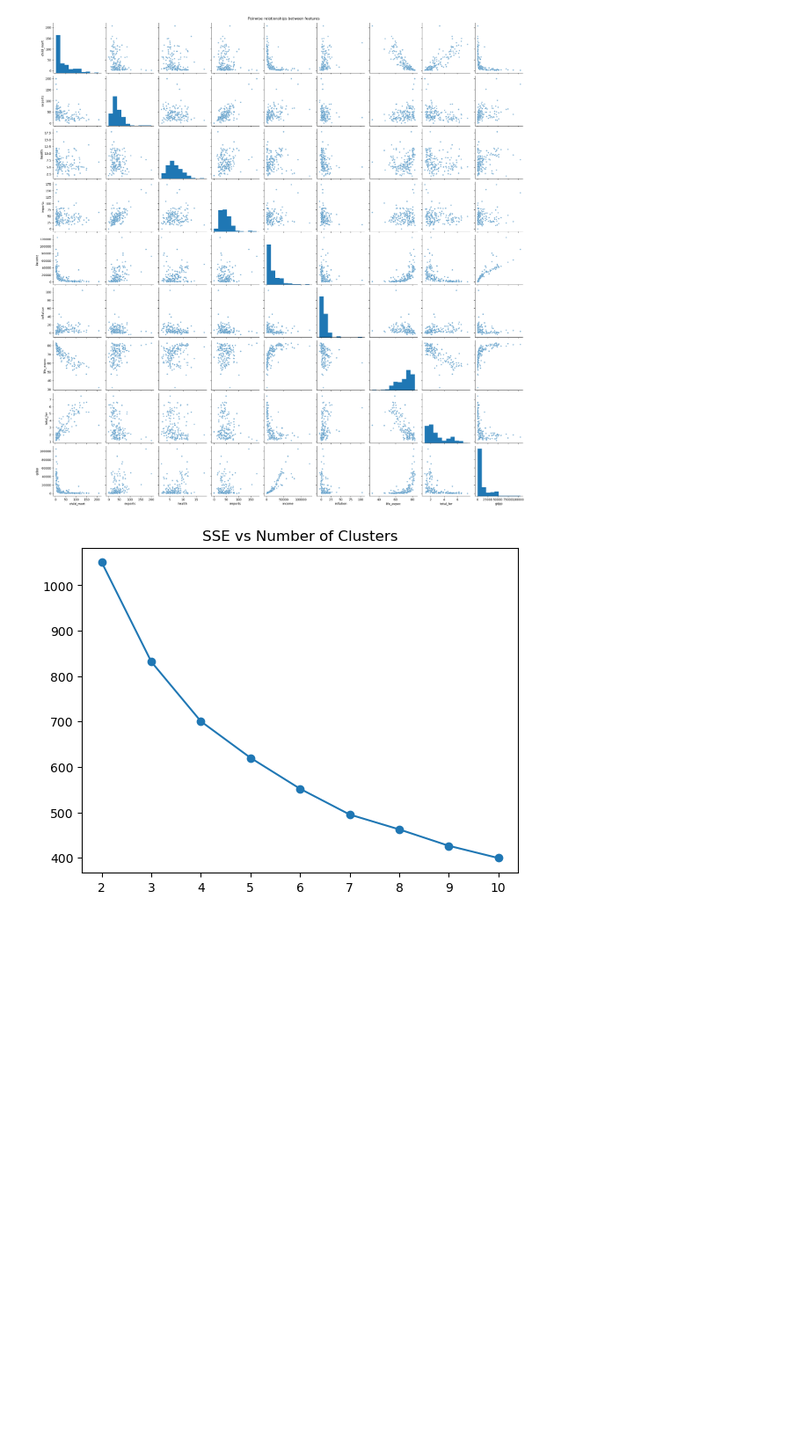
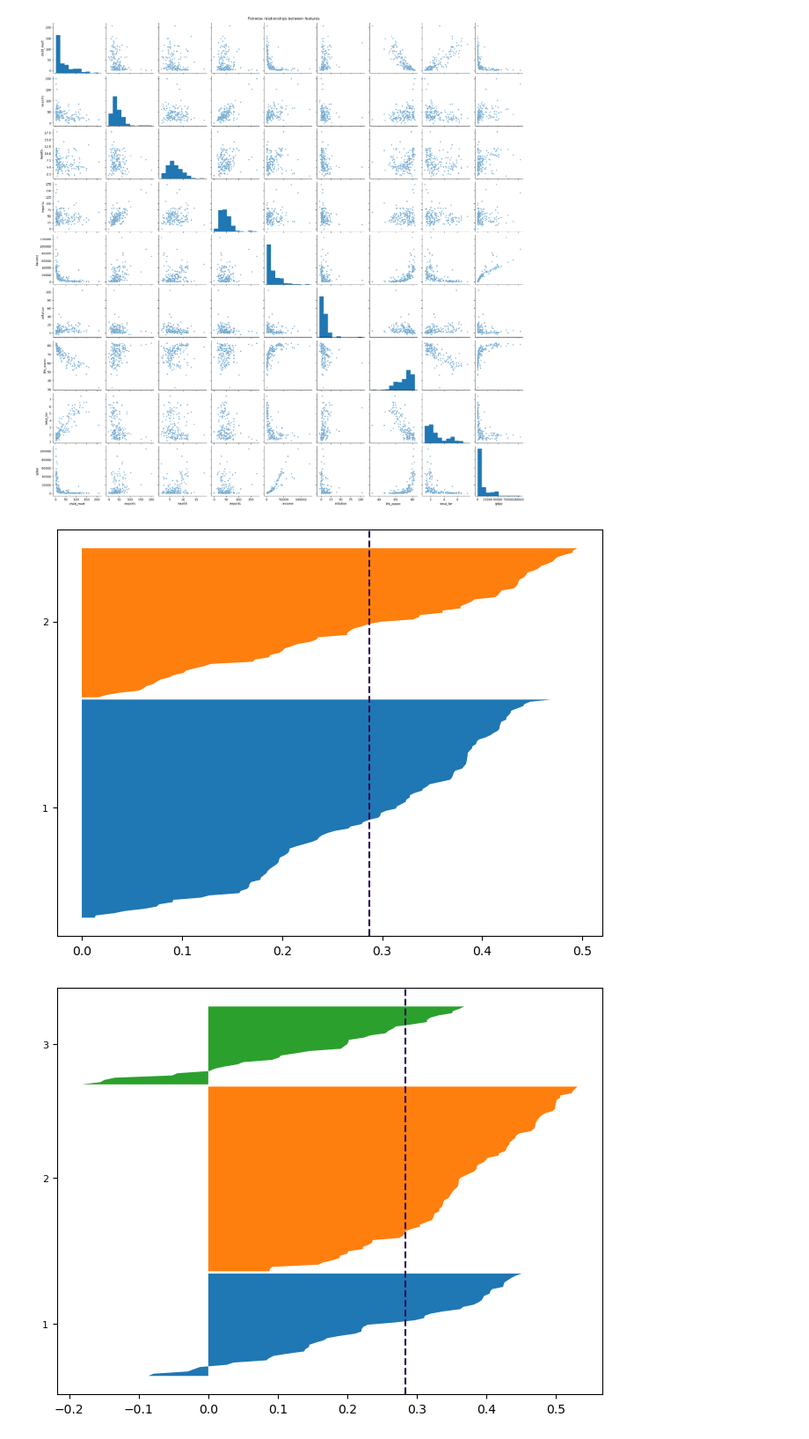
Before and after one commit to LudicrusTwrtle/Unsupervised_ML_Coursework, a Jupyter notebook: Assignment 1/assignment_1.ipynb, the cells around one changed output. Shown at 88% size. Drawn from its saved outputs; the diff is of its cells as text; code cells hidden in the pictures; blank space fills up the shorter version.

Commit message:
Add silhouette plots to get_kmeans

```diff
--- a/Assignment 1/assignment_1.ipynb
+++ b/Assignment 1/assignment_1.ipynb
@@ -93,6 +92,7 @@ plt.show()
 from sklearn.preprocessing import StandardScaler as scaler
 from sklearn.cluster import KMeans
 from sklearn.metrics import silhouette_score as s_score, silhouette_samples as s_samples
+import numpy as np
 
 def check_range(k_bounds):
     # Compare parameter types, change return based on input
@@ -121,57 +121,62 @@ def get_kmeans(x_var, y_var=None, k_range=2, lamda=0.0001, epoch=500):
     silhouette_avg = []
     SSE = []
     centroid_history = []
     label_history = []
     silhouette_values = []
 
     # Run K-Means for k number of clusters
-    for i in range(num_clusters[0],num_clusters[-1]+1):
+    for k in range(num_clusters[0],num_clusters[-1]+1):
         train_data = scaler().fit_transform(x_var)
-        test_model = KMeans(i, random_state=42, max_iter=epoch, tol=lamda).fit(train_data)
+        test_model = KMeans(k, random_state=42, max_iter=epoch, tol=lamda).fit(train_data)
         centroid = test_model.cluster_centers_
         labels = test_model.labels_
 
         # Add metrics to history
         centroid_history.append(centroid)
         label_history.append(labels)
         SSE.append(test_model.inertia_)
-        silhouette_avg.append(s_score(train_data,label_history[i-2]))
+        silhouette_avg.append(s_score(train_data,label_history[k-2]))
         silhouette_values.append(s_samples(train_data, labels))
+
+    # Plot Silhouette vs Cluster
+        prev_cluster_size = 0
+        silhouette_plot, axis = plt.subplots(figsize=(8,6))
+        for i in range(0,k):
+            y_gap = 15
+            tick_loc = []
+            for n in range(k):
+                nth_cluster_values = silhouette_values[-1][labels==n]
+                nth_cluster_values.sort()
+                nth_cluster_size = len(nth_cluster_values)
+                tick_loc.append(nth_cluster_size/2+prev_cluster_size)
+                y_upper_bounds = prev_cluster_size + nth_cluster_size
+                axis.fill_betweenx(np.arange(prev_cluster_size,y_upper_bounds),0,nth_cluster_values)
+                prev_cluster_size += nth_cluster_size
+            axis.set_yticks(tick_loc)
+            axis.set_yticklabels(np.arange(1,n+2), fontsize=8)
+            axis.axvline(silhouette_avg[-1],c=(36/255.0, 9/255.0, 82/255.0),linestyle="--")
+            plt.show()
 
     # Create metrics dictionary
     metrics = {
         "Silhouette Score": silhouette_avg,
         "Silhouette Samples": silhouette_values,
         "SSE": SSE,
         "Centroids": centroid_history,
         "Labels": label_history,
     }
+
+    # Plots Elbow Graph for K-Means
+    plt.plot(range(2,len(metrics["Centroids"])+2),metrics["SSE"],'o-',)
+    plt.title("SSE vs Number of Clusters")
+    plt.xlabel("K-Value")
+    plt.ylabel("SSE")
+    plt.show()
+
     return metrics
 
 # Runs get_kmeans() and stores values in variable
 kmeans_metrics = get_kmeans(country_features,k_range=(2,10))
-
-# Plots Elbow Graph for K-Means
-elbow_graph = plt.figure()
-sse_values = elbow_graph.add_subplot()
-plt.plot(range(2,len(kmeans_metrics["Centroids"])+2),kmeans_metrics["SSE"],'o-',)
-plt.title("SSE vs Number of Clusters")
-plt.show()
-
-x_values = []
-for i in range(0,len(kmeans_metrics["Centroids"])):
-    x_list = []
-    for k in range(0,len(kmeans_metrics["Silhouette Samples"][i])):
-        value_label = (kmeans_metrics["Silhouette Samples"][i][k],kmeans_metrics["Labels"][i][k])
-        x_list.append(value_label)
-    x_list = sorted(x_list,key=lambda x: (x[1],x[0]))
-    x_values.append(x_list)
-
-# Itterates over each K-Means model for plotting
-# for i in range(0,len(x_values)):
-#     plt.scatter(x_values[i], range(0,len(x_values[i])))
-#     # plt.yticks(range(0,max(kmeans_metrics["Labels"][i])+2))
-#     plt.title(f"Silhouette Score per Cluster")
-#     plt.show()
 # %% [output]
-[figure, old version]
+[figure, new version]
+[figure, added]
```
Also changed, not shown: parts of 2 cells of this notebook.
